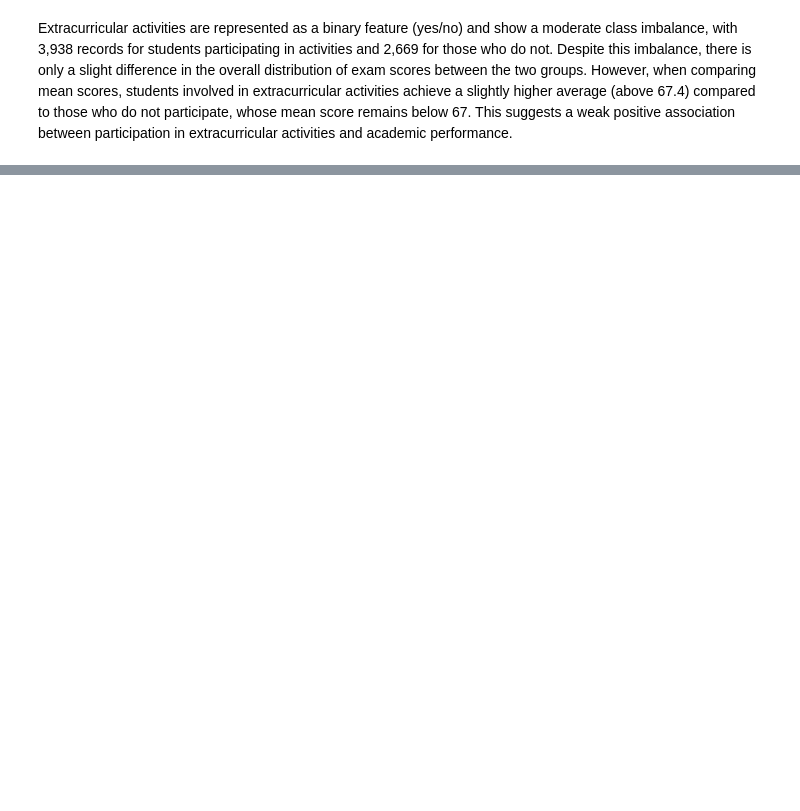
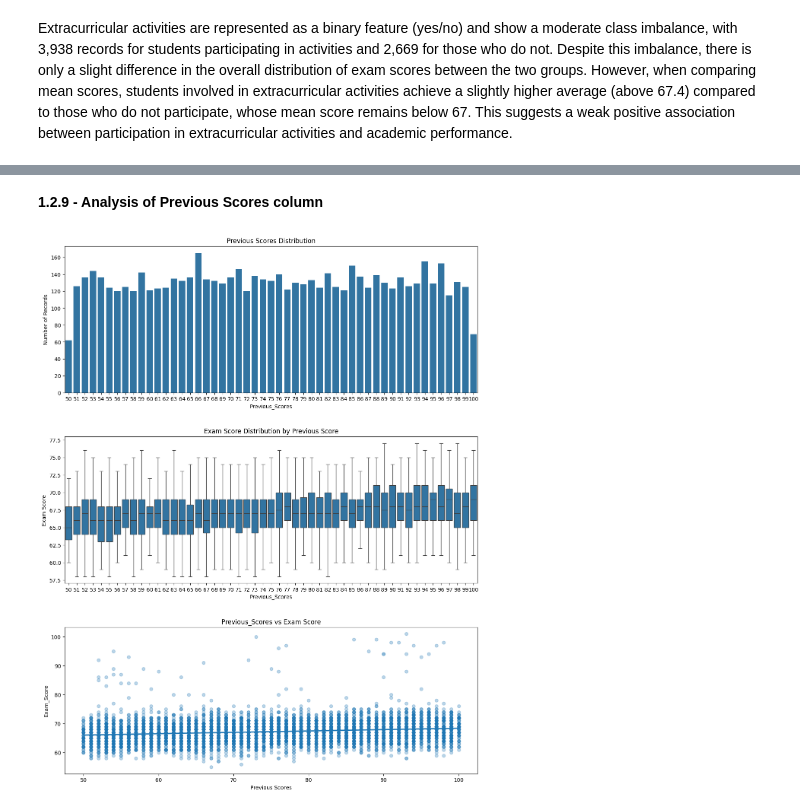
Before and after one commit to matcze/student_performance, a Jupyter notebook: exam_performance.ipynb, the cells around one changed output, grey strips where cells are left out. Saved outputs shown, nothing was run; the diff lists cells and outputs as text; code cells hidden in the pictures; blank space fills up the shorter version.

```diff
--- a/exam_performance.ipynb
+++ b/exam_performance.ipynb
@@ -279,0 +315,30 @@ Extracurricular activities are represented as a binary feature (yes/no) and show
+# %% [markdown]
+**1.2.9 - Analysis of Previous Scores column**
+# %%
+fig, ax = plt.subplots(3, 1, figsize=(14, 18))
+ax = ax.flatten()
+
+sns.countplot(x="Previous_Scores", data=dataset, ax=ax[0])
+ax[0].set_title("Previous Scores Distribution")
+ax[0].set_ylabel("Number of Records")
+
+sns.boxplot(x="Previous_Scores", y="Exam_Score", data=dataset,
+            ax=ax[1], showfliers=False)
+ax[1].set_title("Exam Score Distribution by Previous Score")
+ax[1].set_ylabel("Exam Score")
+
+sns.regplot(
+    x="Previous_Scores",
+    y="Exam_Score",
+    data=dataset,
+    ax=ax[2],
+    scatter_kws={"alpha": 0.3}
+)
+ax[2].set_title("Previous_Scores vs Exam Score")
+ax[2].set_xlabel("Previous Scores")
+
+
+plt.subplots_adjust(hspace=0.3, wspace=0.3)
+plt.show()
+# %% [output]
+[figure, added]
```
Also changed, not shown: parts of 16 cells of this notebook.
